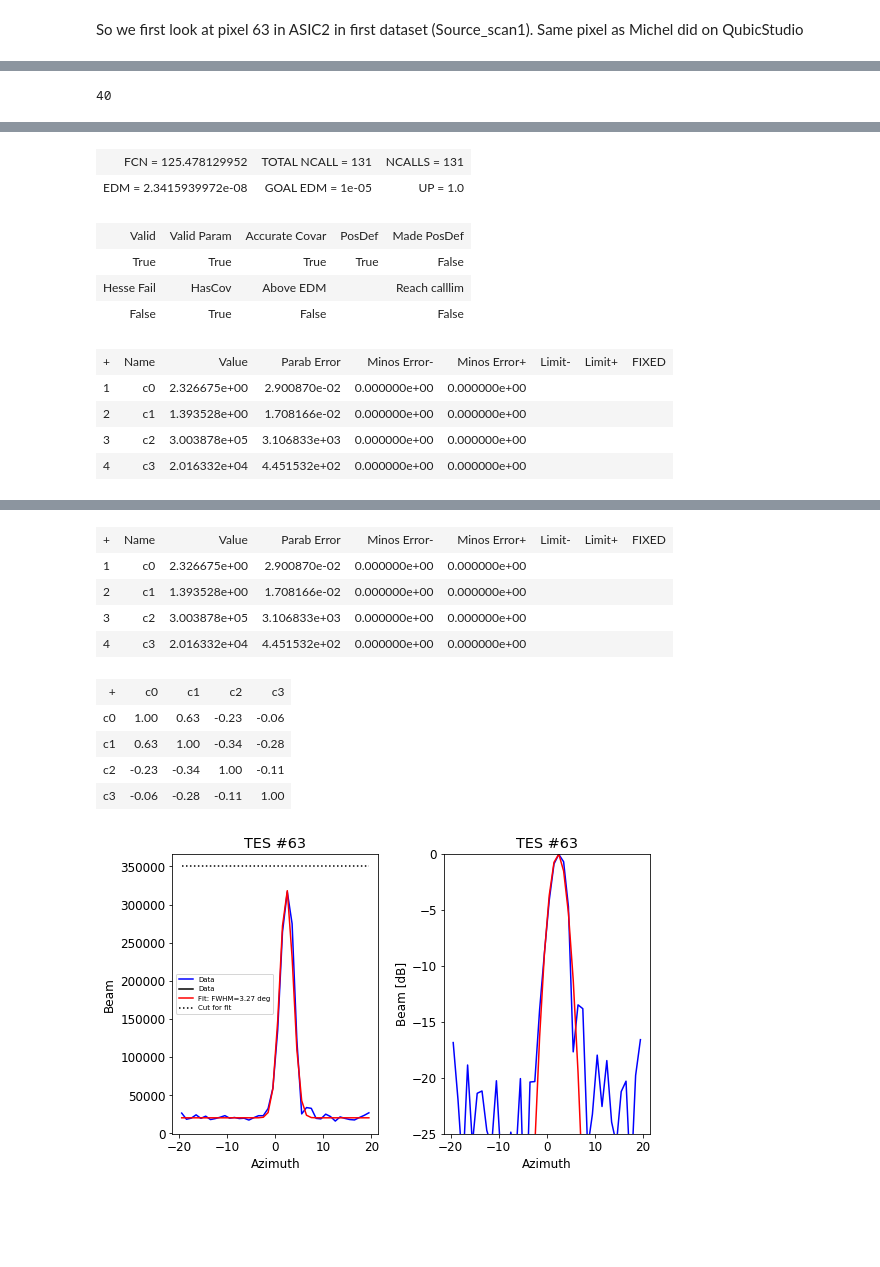
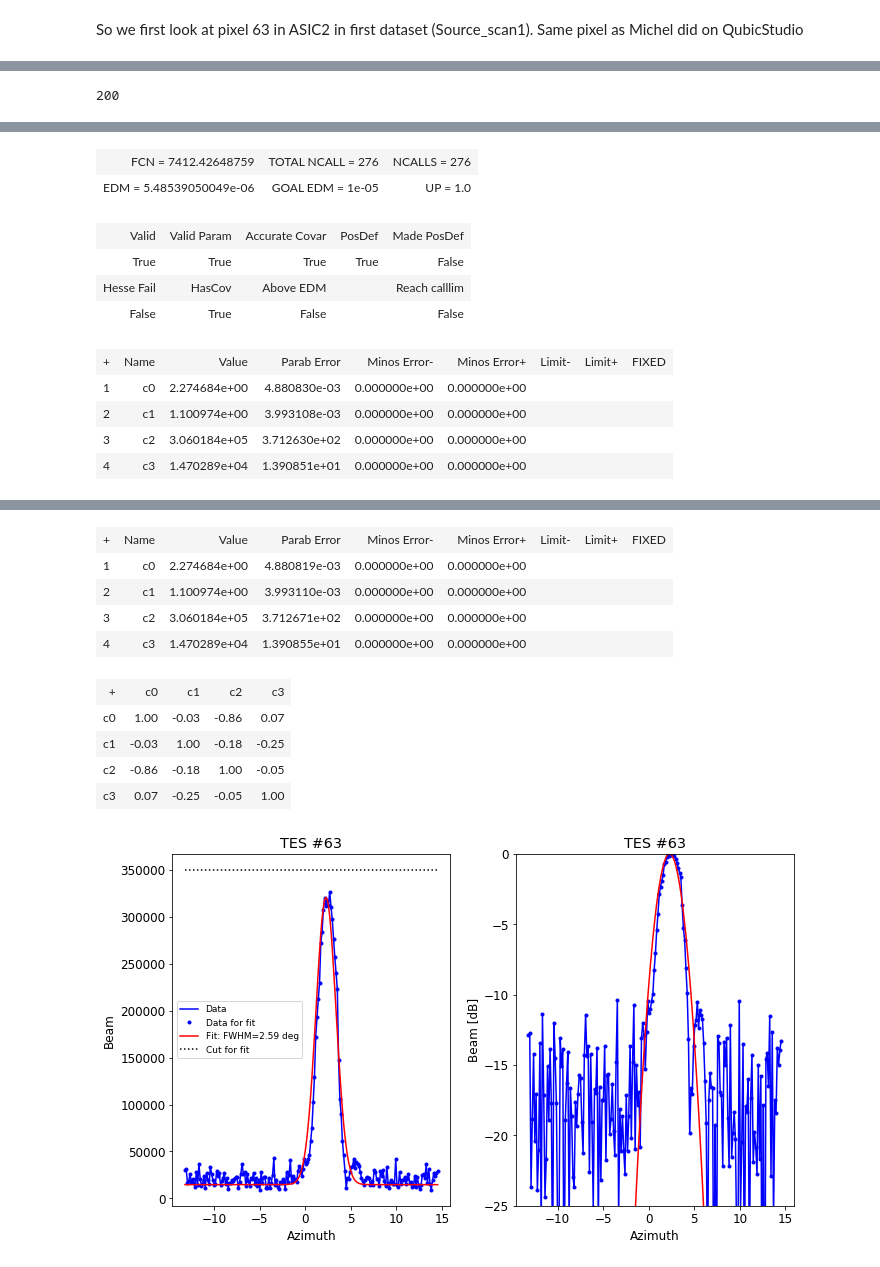
Before and after one commit to qubicsoft/qubic, a Jupyter notebook: qubic/scripts/Calibration/Continuous Scans Azimuth.ipynb, the cells around one changed output, grey strips where cells are left out. Drawn from its saved outputs; the diff is of its cells as text; code cells hidden in the pictures; blank space fills up the shorter version.

```diff
--- a/qubic/scripts/Calibration/Continuous Scans Azimuth.ipynb
+++ b/qubic/scripts/Calibration/Continuous Scans Azimuth.ipynb
@@ -48,11 +48,11 @@ nsamples = len(a.timeline(TES=63))
 pow2 = int(np.log(nsamples)/np.log(2))
 ns = 2**pow2
 FREQ_SAMPLING = 1./a.sample_period()
-time = np.arange(nsamples) / FREQ_SAMPLING
+time = a.timeline_timeaxis(0,axistype='index')
 print(nsamples)
 
-t_az, az = ft.read_hkintern(thedir,thefieldname='Platform-Azimut')
-az = (az-np.min(az))*1./(np.max(az)-np.min(az))*40-20
+t_az, azinit = ft.read_hkintern(thedir,thefieldname='Platform-Azimut')
+az = (azinit-2.**15)/2.**16*360
 # %% [output]
 Reading data for ASIC 2
 reading fits file: /qubic/Data/Calib-TD/2019-02-21/2019-02-21_15.48.01__Source_scan3/Sums/science-asic2-2019.02.21.154801.fits
@@ -105,6 +113,6 @@ plot(azper,ampdata)
 # %%
-nbins = 40
-azfinalbins = -20+40*np.linspace(0,1,nbins+1)
+nbins = 200
+azfinalbins = min(azper)+(max(azper)-min(azper))*np.linspace(0,1,nbins+1)
 azfinal = np.zeros(nbins)
 ampfinal = np.zeros(nbins)
 err_ampfinal = np.zeros(nbins)
@@ -118,55 +126,55 @@ def gauss(x,par):
     return par[3]+par[2]*np.exp(-0.5 * (x-par[0])**2 / par[1]**2)
 
 thecut = 350000
-okfit = ampfinal < thecut
+okfit = (ampfinal < thecut) & (err_ampfinal != 0)
 print(okfit.sum())
 guess = np.array([0., 2., np.max(ampfinal)-np.min(ampfinal), np.min(ampfinal)])
 res = ft.do_minuit(azfinal[okfit], ampfinal[okfit], err_ampfinal[okfit], guess, functname=gauss, verbose=False)
 
 
 subplot(1,2,1)
 plot(azfinal, ampfinal,'b',label='Data')
-plot(azfinal[~okfit], ampfinal[~okfit],'k',label='Data')
+plot(azfinal[okfit], ampfinal[okfit],'b.',label='Data for fit')
 plot(azfinal, gauss(azfinal, res[1]), 'r', label='Fit: FWHM={0:4.2f} deg'.format(res[1][1]*2.35))
 plot(azfinal, azfinal*0+thecut, 'k:',label='Cut for fit')
 xlabel('Azimuth')
 ylabel('Beam')
 title('TES #{}'.format(TESnum))
-legend(fontsize=7)
+legend(fontsize=9)
 
 ampfinaldB = 10 * np.log10(np.abs((ampfinal-res[1][3])/res[1][2]))
 subplot(1,2,2)
 plot(azfinal, ampfinaldB,'b')
-plot(azfinal[~okfit], ampfinaldB[~okfit],'k')
+plot(azfinal[okfit], ampfinaldB[okfit],'b.')
 plot(azfinal, 10*np.log10((gauss(azfinal, res[1])-res[1][3])/res[1][2]), 'r', label='Fit')
 xlabel('Azimuth')
 ylabel('Beam [dB]')
 title('TES #{}'.format(TESnum))
 ylim(-25,0)
 tight_layout()
 # %% [output]
-40
+200
 [interactive output not drawn]
-| FCN = 125.478129952 | TOTAL NCALL = 131 | NCALLS = 131 |
-| EDM = 2.3415939972e-08 | GOAL EDM = 1e-05 | UP = 1.0 |
+| FCN = 7412.42648759 | TOTAL NCALL = 276 | NCALLS = 276 |
+| EDM = 5.48539050049e-06 | GOAL EDM = 1e-05 | UP = 1.0 |
 | Valid | Valid Param | Accurate Covar | PosDef | Made PosDef |
 | True | True | True | True | False |
 | Hesse Fail | HasCov | Above EDM |  | Reach calllim |
 | False | True | False |  | False |
 | + | Name | Value | Parab Error | Minos Error- | Minos Error+ | Limit- | Limit+ | FIXED |
-| 1 | c0 | 2.326675e+00 | 2.900870e-02 | 0.000000e+00 | 0.000000e+00 |  |  |  |
-| 2 | c1 | 1.393528e+00 | 1.708166e-02 | 0.000000e+00 | 0.000000e+00 |  |  |  |
-| 3 | c2 | 3.003878e+05 | 3.106833e+03 | 0.000000e+00 | 0.000000e+00 |  |  |  |
-| 4 | c3 | 2.016332e+04 | 4.451532e+02 | 0.000000e+00 | 0.000000e+00 |  |  |  |
+| 1 | c0 | 2.274684e+00 | 4.880830e-03 | 0.000000e+00 | 0.000000e+00 |  |  |  |
+| 2 | c1 | 1.100974e+00 | 3.993108e-03 | 0.000000e+00 | 0.000000e+00 |  |  |  |
+| 3 | c2 | 3.060184e+05 | 3.712630e+02 | 0.000000e+00 | 0.000000e+00 |  |  |  |
+| 4 | c3 | 1.470289e+04 | 1.390851e+01 | 0.000000e+00 | 0.000000e+00 |  |  |  |
 [interactive output not drawn]
 | + | Name | Value | Parab Error | Minos Error- | Minos Error+ | Limit- | Limit+ | FIXED |
-| 1 | c0 | 2.326675e+00 | 2.900870e-02 | 0.000000e+00 | 0.000000e+00 |  |  |  |
-| 2 | c1 | 1.393528e+00 | 1.708166e-02 | 0.000000e+00 | 0.000000e+00 |  |  |  |
-| 3 | c2 | 3.003878e+05 | 3.106833e+03 | 0.000000e+00 | 0.000000e+00 |  |  |  |
-| 4 | c3 | 2.016332e+04 | 4.451532e+02 | 0.000000e+00 | 0.000000e+00 |  |  |  |
+| 1 | c0 | 2.274684e+00 | 4.880819e-03 | 0.000000e+00 | 0.000000e+00 |  |  |  |
+| 2 | c1 | 1.100974e+00 | 3.993110e-03 | 0.000000e+00 | 0.000000e+00 |  |  |  |
+| 3 | c2 | 3.060184e+05 | 3.712671e+02 | 0.000000e+00 | 0.000000e+00 |  |  |  |
+| 4 | c3 | 1.470289e+04 | 1.390855e+01 | 0.000000e+00 | 0.000000e+00 |  |  |  |
 | + | c0 | c1 | c2 | c3 |
-| c0 | 1.00 | 0.63 | -0.23 | -0.06 |
-| c1 | 0.63 | 1.00 | -0.34 | -0.28 |
-| c2 | -0.23 | -0.34 | 1.00 | -0.11 |
-| c3 | -0.06 | -0.28 | -0.11 | 1.00 |
+| c0 | 1.00 | -0.03 | -0.86 | 0.07 |
+| c1 | -0.03 | 1.00 | -0.18 | -0.25 |
+| c2 | -0.86 | -0.18 | 1.00 | -0.05 |
+| c3 | 0.07 | -0.25 | -0.05 | 1.00 |
-[figure, old version]
+[figure, new version]
```
Also changed, not shown: parts of 5 cells of this notebook, 1 other file.
